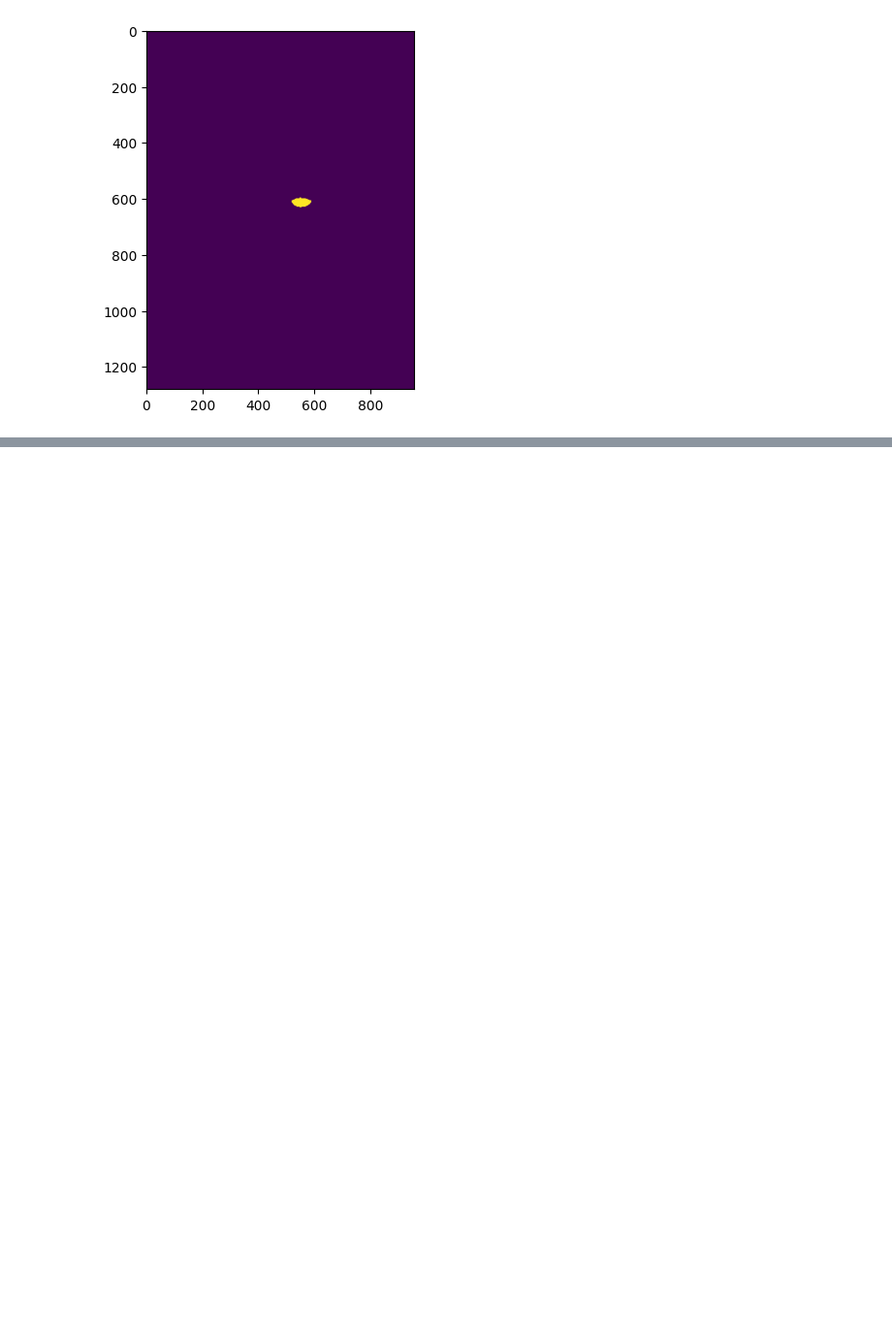
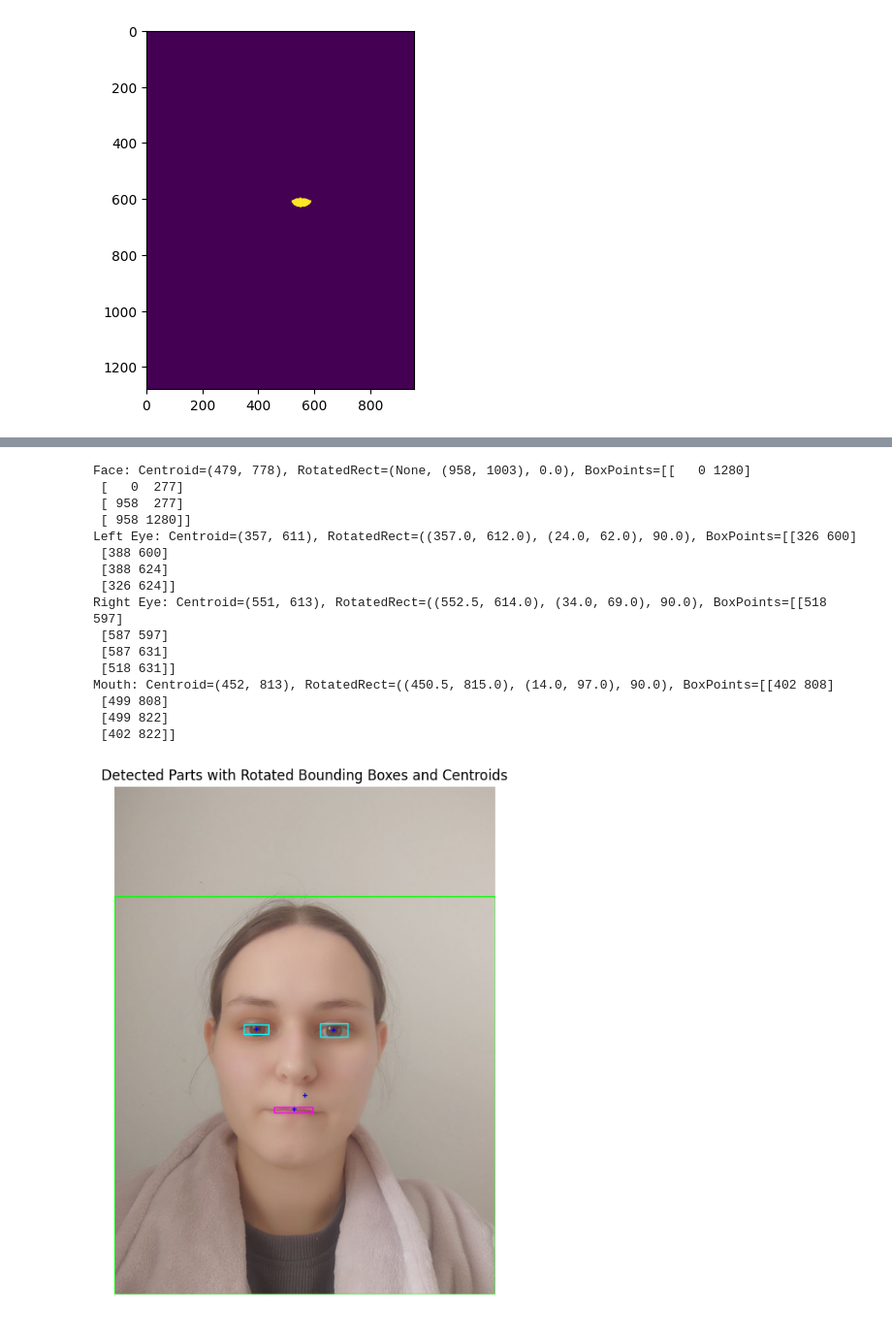
Before and after one commit to OlenaMikhailova/Thesis, a Jupyter notebook: live_detection_with_image_segmentation/mask_analyzer_moments.ipynb, the cells around one changed output, grey strips where cells are left out. Shown: that part at 97% size. Drawn from its saved outputs; the diff is of its cells as text; code cells hidden in the pictures; blank space fills up the shorter version.

```diff
--- a/live_detection_with_image_segmentation/mask_analyzer_moments.ipynb
+++ b/live_detection_with_image_segmentation/mask_analyzer_moments.ipynb
@@ -101,0 +351,50 @@ plt.imshow(img)
+# %%
+img_with_rects = orig_img.copy()
+
+def draw_part_info(img, part_data, color_rect, color_centroid, label_prefix=""):
+    if part_data:
+        box_points = part_data[0]
+        centroid = part_data[1]
+
+        cv2.polylines(img, [box_points], True, color_rect, 2)
+
+        cv2.drawMarker(img, centroid, color_centroid,
+                       markerType=cv2.MARKER_CROSS,
+                       markerSize=10, thickness=2)
+
+        rect_info = part_data[2]
+        if rect_info and rect_info[2] is not None:
+            print(f"{label_prefix}: Centroid={centroid}, RotatedRect={rect_info}, BoxPoints={box_points}")
+        else:
+            x,y,w,h = cv2.boundingRect(box_points)
+            print(f"{label_prefix}: Centroid={centroid}, FallbackRect=(x={x},y={y},w={w},h={h}), BoxPoints={box_points}")
+
+
+draw_part_info(img_with_rects, face_final_data, (0, 255, 0), (0, 0, 255), "Face")
+draw_part_info(img_with_rects, left_eye_final_data, (0, 255, 255), (0, 0, 255), "Left Eye")
+draw_part_info(img_with_rects, right_eye_final_data, (0, 255, 255), (0, 0, 255), "Right Eye")
+draw_part_info(img_with_rects, mouth_final_data, (255, 0, 255), (0, 0, 255), "Mouth")
+
+plt.figure(figsize=(10, 8))
+plt.imshow(img_with_rects)
+plt.title("Detected Parts with Rotated Bounding Boxes and Centroids")
+plt.axis('off')
+plt.show()
+# %% [output]
+Face: Centroid=(479, 778), RotatedRect=(None, (958, 1003), 0.0), BoxPoints=[[   0 1280]
+ [   0  277]
+ [ 958  277]
+ [ 958 1280]]
+Left Eye: Centroid=(357, 611), RotatedRect=((357.0, 612.0), (24.0, 62.0), 90.0), BoxPoints=[[326 600]
+ [388 600]
+ [388 624]
+ [326 624]]
+Right Eye: Centroid=(551, 613), RotatedRect=((552.5, 614.0), (34.0, 69.0), 90.0), BoxPoints=[[518 597]
+ [587 597]
+ [587 631]
+ [518 631]]
+Mouth: Centroid=(452, 813), RotatedRect=((450.5, 815.0), (14.0, 97.0), 90.0), BoxPoints=[[402 808]
+ [499 808]
+ [499 822]
+ [402 822]]
+[figure, added]
```
Also changed, not shown: parts of 9 cells of this notebook, 3 other files.
